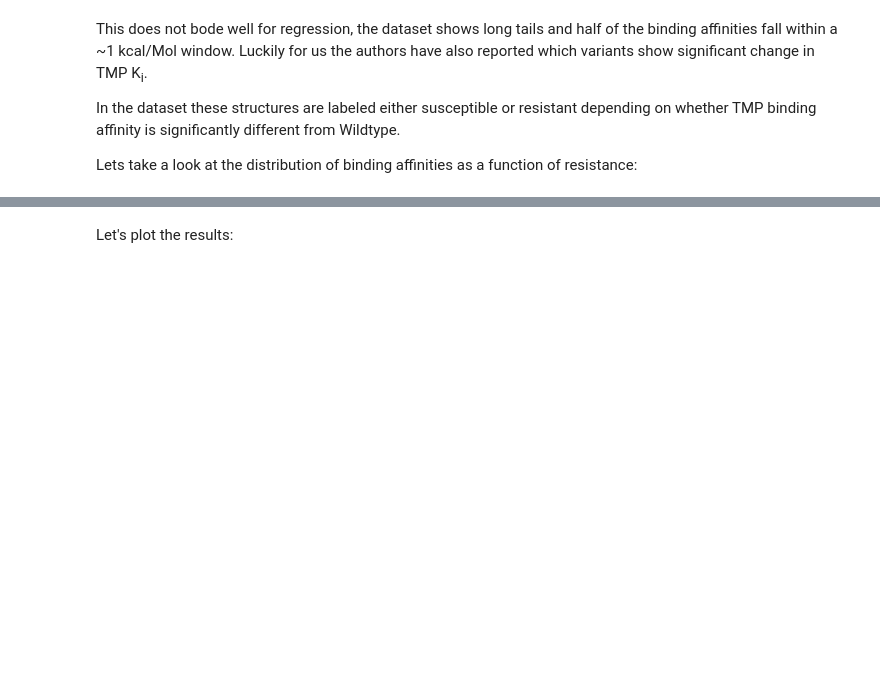
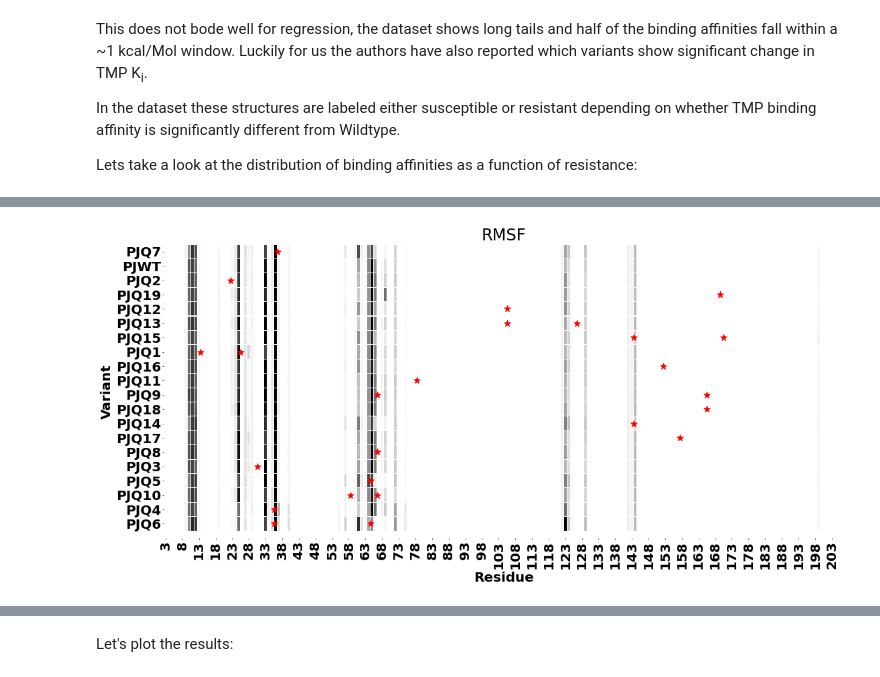
Before and after one commit to SchifferLab/ROBUST, a Jupyter notebook: examples/DHFR/predict_TMP_resistance.ipynb, the cells around one changed output, grey strips where cells are left out. Cells and saved outputs as stored; diff of their text form; code cells hidden in the pictures; blank space fills up the shorter version.

```diff
--- a/examples/DHFR/predict_TMP_resistance.ipynb
+++ b/examples/DHFR/predict_TMP_resistance.ipynb
@@ -138,0 +204,13 @@ These might be difficult to distinguish from the susceptible variants, however,
+# %%
+vdw = pd.read_csv(os.path.join(datadir, 'data_vdw_merged.csv'), sep=',', index_col=0).loc[eval_set, :]
+vdw_ligand = pd.DataFrame(index=dG.sort_values(by='dG').index, columns=list(range(3, 207)))
+for c in vdw.columns:
+    r1, r2 = c.split(' - ')
+    if r1 == 'LIG':
+        resnum2, chain2 = r2.split(':')
+        if chain2 == 'A':
+            if vdw[c].min()>-0.1:
+                continue
+            vdw_ligand.loc[:,int(resnum2)] = np.abs(vdw[c])
+#vdw_ligand.drop(vdw_ligand.columns[vdw_ligand.min()>-0.1], axis=1, inplace=True)
+vdw_ligand.fillna(0, inplace=True)
@@ -138,0 +242,25 @@ These might be difficult to distinguish from the susceptible variants, however,
+# %%
+plt.figure(figsize=(16, 8))
+ax = sns.heatmap(vdw_ligand, cmap='binary', linewidths=0.1, vmin=0., vmax=3, cbar=False)
+for i, name in enumerate(rmsf_data.index):
+    if name != 'PJWT':
+        res1 = int(mutations.loc[name, 'mut1'].split(':')[0])
+        plt.scatter(res1-3, i+0.5, color='red', marker='*', s=100)
+        if not mutations.isna().loc[name, 'mut2']:
+            res2 = int(mutations.loc[name, 'mut2'].split(':')[0])
+            plt.scatter(res2-3, i+0.5, color='red', marker='*', s=100)
+
+ax.set_ylim((len(rmsf_data)+0.5, 0))
+
+ax.set_xlabel('Residue')
+ax.set_ylabel('Variant')
+ax.spines['top'].set_visible(False)
+ax.spines['right'].set_visible(False)
+ax.spines['bottom'].set_visible(False)
+ax.spines['left'].set_visible(False)
+
+plt.title('RMSF')
+plt.tight_layout()
+plt.show()
+# %% [output]
+[figure, added]
```
Also changed, not shown: parts of 39 cells of this notebook, 2 other files.
